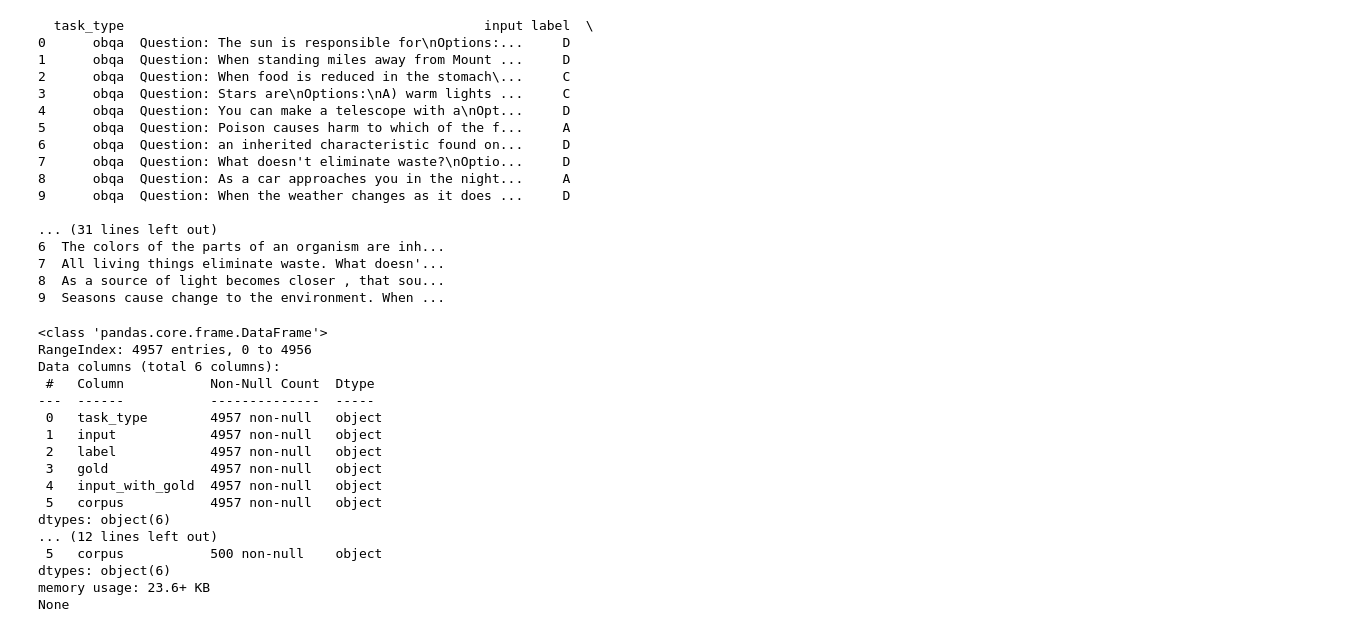
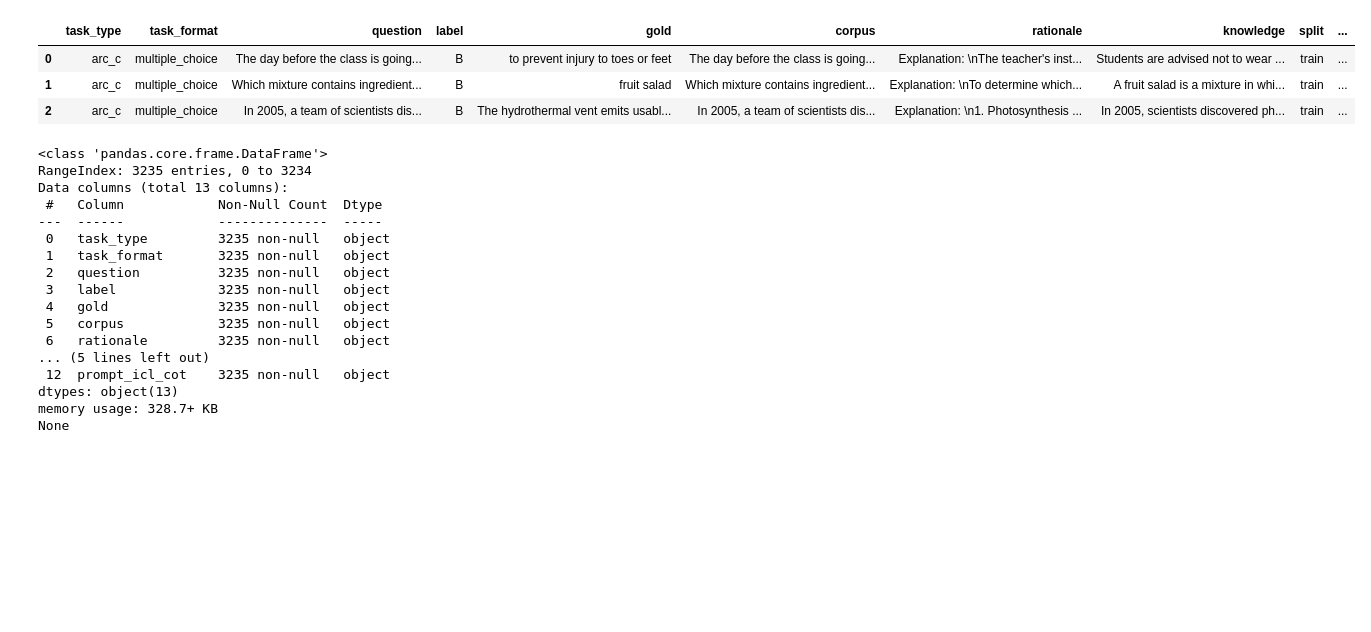
Before and after one commit to IAAR-Shanghai/SEAP, a Jupyter notebook: notebook/1_data_exploration.ipynb, the cells around one changed output. Cells and saved outputs as stored; diff of their text form; code cells hidden in the pictures; blank space fills up the shorter version.

```diff
--- a/notebook/1_data_exploration.ipynb
+++ b/notebook/1_data_exploration.ipynb
@@ -20,4 +6,6 @@ Test files: ['boolq_test_processed.parquet', 'wikitext2_test_processed.parquet',
+# %%
+# Define paths
+root_data_dir = '../data/processed'
 # %%
 # Load a sample dataset (can explore others based on task)
-sample_train_df = pd.read_parquet(os.path.join(train_data_dir, 'obqa_train_processed.parquet'))
-sample_test_df = pd.read_parquet(os.path.join(test_data_dir, 'obqa_test_processed.parquet'))
+tasks_data_df = pd.read_parquet(os.path.join(root_data_dir, 'final_with_prompts.parquet'))
@@ -40,43 +12,29 @@ sample_train_df
 # %%
 # View the first few rows of the dataset
-print(sample_train_df.head(10))
+tasks_data_df.head(3)
 # %% [output]
-  task_type                                              input label  \
-0      obqa  Question: The sun is responsible for\nOptions:...     D
-1      obqa  Question: When standing miles away from Mount ...     D
-2      obqa  Question: When food is reduced in the stomach\...     C
-3      obqa  Question: Stars are\nOptions:\nA) warm lights ...     C
-4      obqa  Question: You can make a telescope with a\nOpt...     D
-5      obqa  Question: Poison causes harm to which of the f...     A
-6      obqa  Question: an inherited characteristic found on...     D
-7      obqa  Question: What doesn't eliminate waste?\nOptio...     D
-8      obqa  Question: As a car approaches you in the night...     A
-9      obqa  Question: When the weather changes as it does ...     D
-
-... (31 lines left out)
-6  The colors of the parts of an organism are inh...
-7  All living things eliminate waste. What doesn'...
-8  As a source of light becomes closer , that sou...
-9  Seasons cause change to the environment. When ...
+|  | task_type | task_format | question | label | gold | corpus | rationale | knowledge | split | ... |
+| 0 | arc_c | multiple_choice | The day before the class is going... | B | to prevent injury to toes or feet | The day before the class is going... | Explanation: \nThe teacher's inst... | Students are advised not to wear ... | train | ... |
+| 1 | arc_c | multiple_choice | Which mixture contains ingredient... | B | fruit salad | Which mixture contains ingredient... | Explanation: \nTo determine which... | A fruit salad is a mixture in whi... | train | ... |
+| 2 | arc_c | multiple_choice | In 2005, a team of scientists dis... | B | The hydrothermal vent emits usabl... | In 2005, a team of scientists dis... | Explanation: \n1. Photosynthesis ... | In 2005, scientists discovered ph... | train | ... |
 # %%
 # Check data types and missing values for each column
-print(sample_train_df.info())
-print(sample_test_df.info())
+print(tasks_data_df.info())
 # %% [output]
 <class 'pandas.core.frame.DataFrame'>
-RangeIndex: 4957 entries, 0 to 4956
-Data columns (total 6 columns):
- #   Column           Non-Null Count  Dtype
----  ------           --------------  -----
- 0   task_type        4957 non-null   object
- 1   input            4957 non-null   object
- 2   label            4957 non-null   object
- 3   gold             4957 non-null   object
- 4   input_with_gold  4957 non-null   object
- 5   corpus           4957 non-null   object
-dtypes: object(6)
-... (12 lines left out)
- 5   corpus           500 non-null    object
-dtypes: object(6)
-memory usage: 23.6+ KB
+RangeIndex: 3235 entries, 0 to 3234
+Data columns (total 13 columns):
+ #   Column            Non-Null Count  Dtype
+---  ------            --------------  -----
+ 0   task_type         3235 non-null   object
+ 1   task_format       3235 non-null   object
+ 2   question          3235 non-null   object
+ 3   label             3235 non-null   object
+ 4   gold              3235 non-null   object
+ 5   corpus            3235 non-null   object
+ 6   rationale         3235 non-null   object
+... (5 lines left out)
+ 12  prompt_icl_cot    3235 non-null   object
+dtypes: object(13)
+memory usage: 328.7+ KB
 None
```
Also changed, not shown: parts of 4 cells of this notebook, 44 other files.
